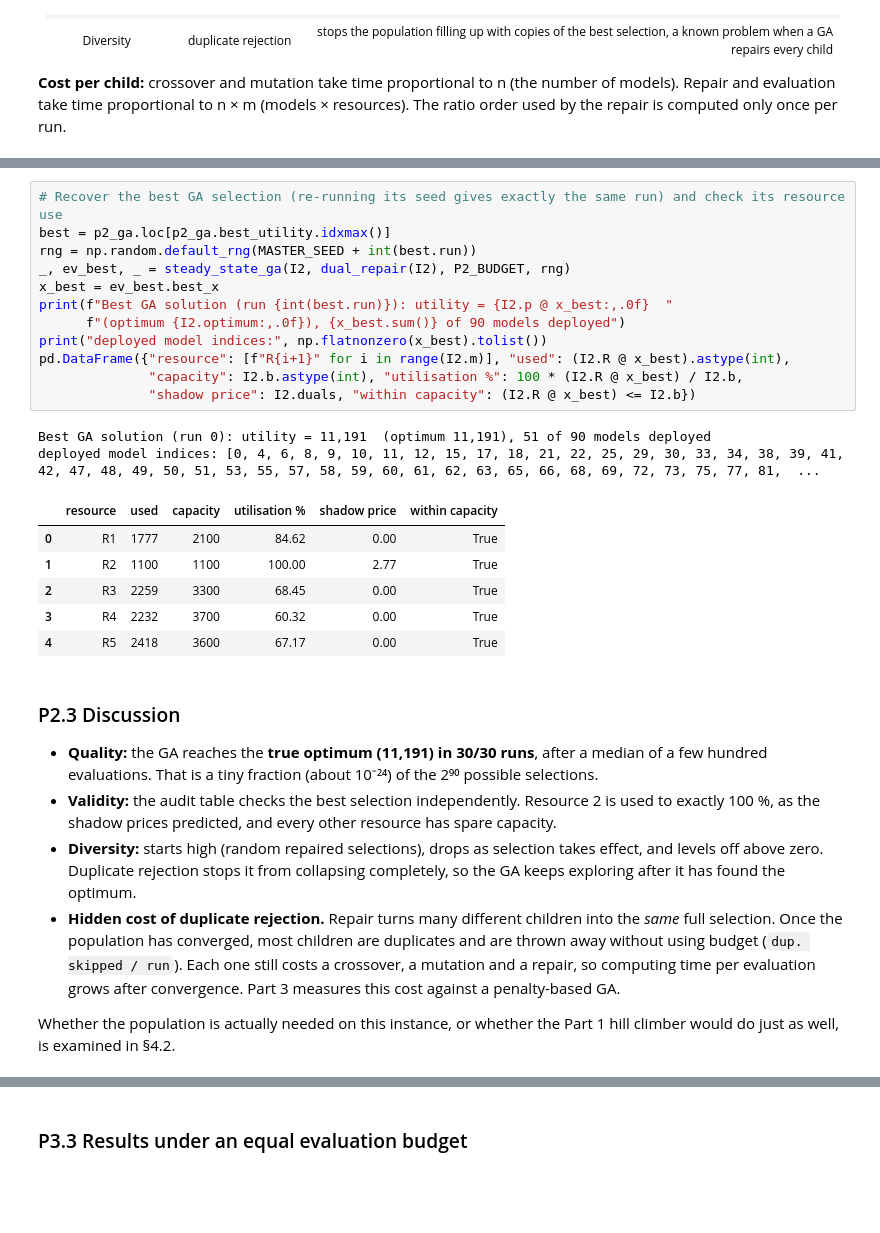
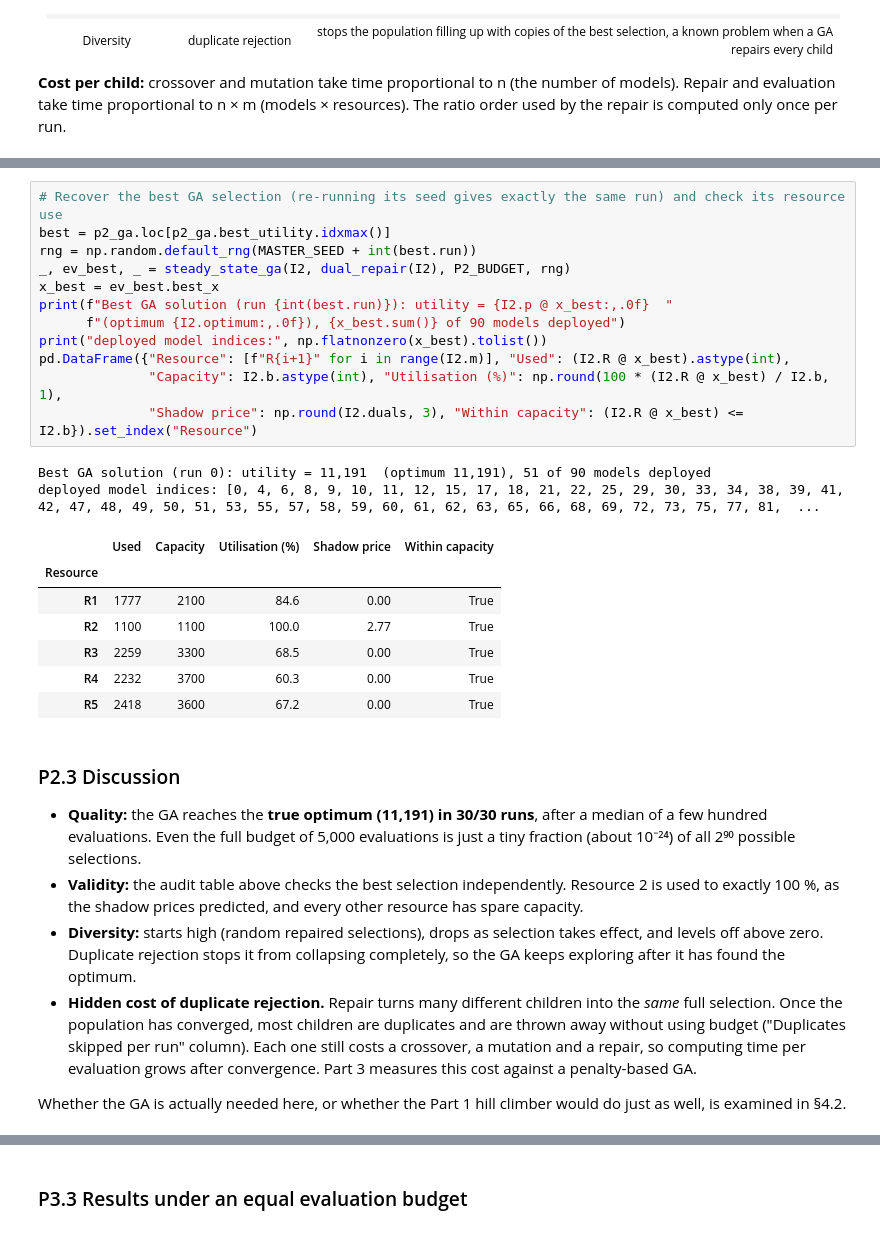
Before and after one commit to BarnabasSzalay232430/Artificial-Intelligence, a Jupyter notebook: Metaheuristics_Workload_Allocation.ipynb, the cells around one changed output, grey strips where cells are left out. Cells and saved outputs as stored; diff of their text form; blank space fills up the shorter version.

```diff
--- a/Metaheuristics_Workload_Allocation.ipynb
+++ b/Metaheuristics_Workload_Allocation.ipynb
@@ -711,32 +744,33 @@ plt.tight_layout(); plt.show()
 # %%
 # Recover the best GA selection (re-running its seed gives exactly the same run) and check its resource use
 best = p2_ga.loc[p2_ga.best_utility.idxmax()]
 rng = np.random.default_rng(MASTER_SEED + int(best.run))
 _, ev_best, _ = steady_state_ga(I2, dual_repair(I2), P2_BUDGET, rng)
 x_best = ev_best.best_x
 print(f"Best GA solution (run {int(best.run)}): utility = {I2.p @ x_best:,.0f}  "
       f"(optimum {I2.optimum:,.0f}), {x_best.sum()} of 90 models deployed")
 print("deployed model indices:", np.flatnonzero(x_best).tolist())
-pd.DataFrame({"resource": [f"R{i+1}" for i in range(I2.m)], "used": (I2.R @ x_best).astype(int),
-              "capacity": I2.b.astype(int), "utilisation %": 100 * (I2.R @ x_best) / I2.b,
-              "shadow price": I2.duals, "within capacity": (I2.R @ x_best) <= I2.b})
+pd.DataFrame({"Resource": [f"R{i+1}" for i in range(I2.m)], "Used": (I2.R @ x_best).astype(int),
+              "Capacity": I2.b.astype(int), "Utilisation (%)": np.round(100 * (I2.R @ x_best) / I2.b, 1),
+              "Shadow price": np.round(I2.duals, 3), "Within capacity": (I2.R @ x_best) <= I2.b}).set_index("Resource")
 # %% [output]
 Best GA solution (run 0): utility = 11,191  (optimum 11,191), 51 of 90 models deployed
 deployed model indices: [0, 4, 6, 8, 9, 10, 11, 12, 15, 17, 18, 21, 22, 25, 29, 30, 33, 34, 38, 39, 41, 42, 47, 48, 49, 50, 51, 53, 55, 57, 58, 59, 60, 61, 62, 63, 65, 66, 68, 69, 72, 73, 75, 77, 81,  ...
-|  | resource | used | capacity | utilisation % | shadow price | within capacity |
-| 0 | R1 | 1777 | 2100 | 84.62 | 0.00 | True |
-| 1 | R2 | 1100 | 1100 | 100.00 | 2.77 | True |
-| 2 | R3 | 2259 | 3300 | 68.45 | 0.00 | True |
-| 3 | R4 | 2232 | 3700 | 60.32 | 0.00 | True |
-| 4 | R5 | 2418 | 3600 | 67.17 | 0.00 | True |
+|  | Used | Capacity | Utilisation (%) | Shadow price | Within capacity |
+| Resource |  |  |  |  |  |
+| R1 | 1777 | 2100 | 84.6 | 0.00 | True |
+| R2 | 1100 | 1100 | 100.0 | 2.77 | True |
+| R3 | 2259 | 3300 | 68.5 | 0.00 | True |
+| R4 | 2232 | 3700 | 60.3 | 0.00 | True |
+| R5 | 2418 | 3600 | 67.2 | 0.00 | True |
 # %% [markdown]
 ### P2.3 Discussion
-* **Quality:** the GA reaches the **true optimum (11,191) in 30/30 runs**, after a median of a few hundred evaluations. That is a tiny fraction (about 10⁻²⁴) of the 2⁹⁰ possible selections.
-* **Validity:** the audit table checks the best selection independently. Resource 2 is used to exactly 100 %, as the shadow prices predicted, and every other resource has spare capacity.
+* **Quality:** the GA reaches the **true optimum (11,191) in 30/30 runs**, after a median of a few hundred evaluations. Even the full budget of 5,000 evaluations is just a tiny fraction (about 10⁻²⁴) of all 2⁹⁰ possible selections.
+* **Validity:** the audit table above checks the best selection independently. Resource 2 is used to exactly 100 %, as the shadow prices predicted, and every other resource has spare capacity.
 * **Diversity:** starts high (random repaired selections), drops as selection takes effect, and levels off above zero. Duplicate rejection stops it from collapsing completely, so the GA keeps exploring after it has found the optimum.
-* **Hidden cost of duplicate rejection.** Repair turns many different children into the *same* full selection. Once the population has converged, most children are duplicates and are thrown away without using budget (`dup. skipped / run`). Each one still costs a crossover, a mutation and a repair, so computing time per evaluation grows after convergence. Part 3 measures this cost against a penalty-based GA.
+* **Hidden cost of duplicate rejection.** Repair turns many different children into the *same* full selection. Once the population has converged, most children are duplicates and are thrown away without using budget ("Duplicates skipped per run" column). Each one still costs a crossover, a mutation and a repair, so computing time per evaluation grows after convergence. Part 3 measures this cost against a penalty-based GA.
 
-Whether the population is actually needed on this instance, or whether the Part 1 hill climber would do just as well, is examined in §4.2.
+Whether the GA is actually needed here, or whether the Part 1 hill climber would do just as well, is examined in §4.2.
 # %% [markdown]
 ---
 ## Part 3: Empirical study and hypothesis testing (Instance 2)
```
Also changed, not shown: parts of 23 cells of this notebook, 1 other file.
